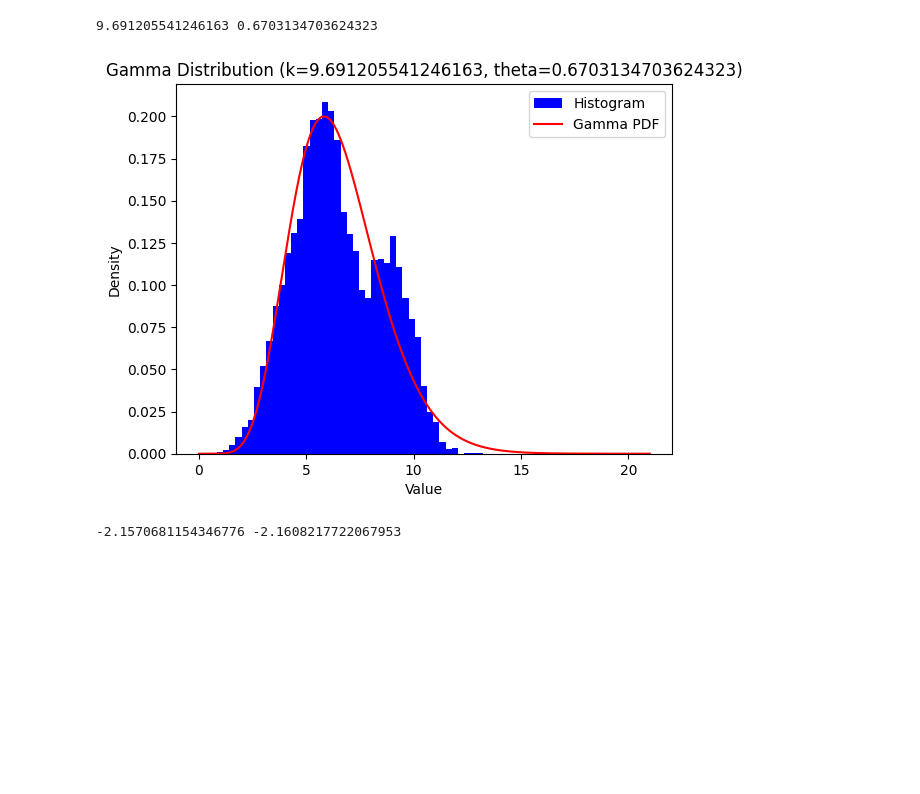
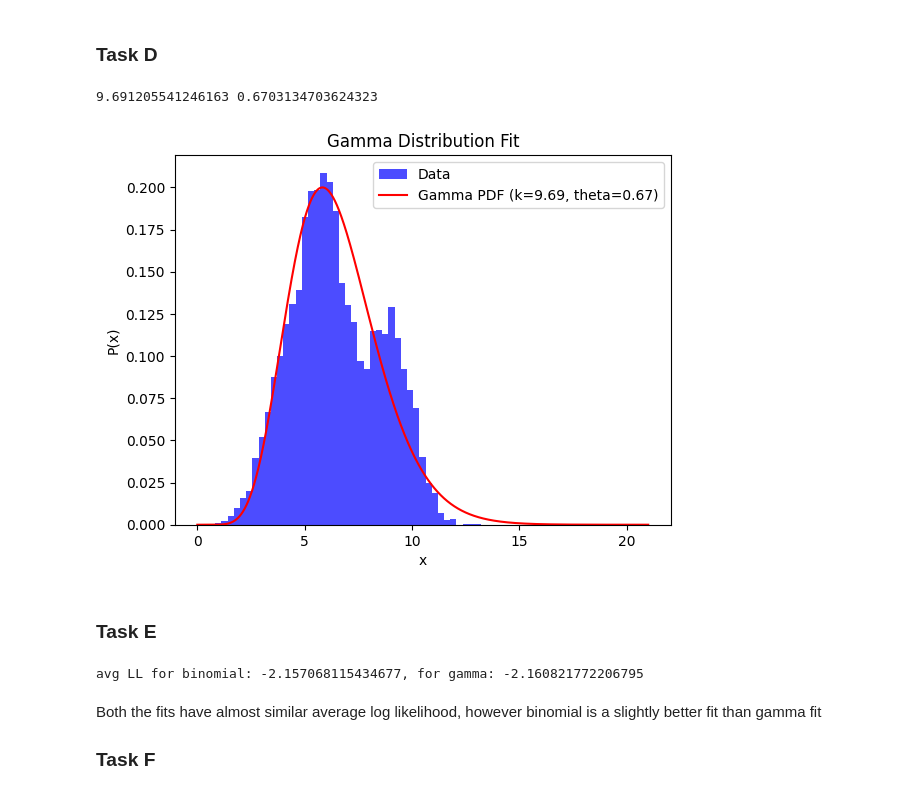
Before and after one commit to MalayKedia/CS215_assignments, a Jupyter notebook: Assignment2/Q3/3.ipynb, the cells around one changed output. Cells and saved outputs as stored; diff of their text form; code cells hidden in the pictures; blank space fills up the shorter version.

```diff
--- a/Assignment2/Q3/3.ipynb
+++ b/Assignment2/Q3/3.ipynb
@@ -54,18 +52,16 @@ print(n_sol,p_sol)
 # %%
-#After analysing both n=19 and n=20, n=20 is the best and most precise solution thus n*=20 and p*=p_sol
-n=20
-p=p_sol
-x = np.linspace(0, n+1, 100000)
-x=np.round(x)
-pmf = binom.pmf(x, n, p)
+n,p=20,p_bin
+
+x = np.linspace(0, n+1, n+2)
 
 # Plot histogram and PMF
-plt.hist(data, bins='auto', density=True, color='blue', label='Histogram')
+plt.hist(data, bins='auto', density=True, color='blue', label='Data', alpha=0.7)
 binom_pmf = binom.pmf(x, n, p)
-plt.plot(x, binom_pmf, 'r-', lw=2, label=f'Binomial fit (n={n}, p={p:.2f})')
+plt.plot(x, binom_pmf, 'r-', lw=2, label=f'Binomial (n={n}, p={p:.2f})')
 
 plt.xlabel('x')
 plt.ylabel('p(x)')
+plt.title('Binomial Distribution Fit')
 plt.legend(loc='upper right')
 plt.savefig("images/3c.png")
 plt.show()
@@ -74,34 +70,35 @@ plt.show()
-# %%
-#PART D
-#EQUATION1
-def eq1_gamma(k,theta):
-    return k*theta-moment1
-#EQUATION2
-def eq2_gamma(k,theta):
-    return k * (k+ 1) * theta**2 -moment2
-def both_equations_gamma(x):
-    k,theta=x
-    return [eq1_gamma(k,theta),eq2_gamma(k,theta)]
-initial_guess_gamma=[1,1]
-solution_gamma=fsolve(both_equations_gamma,initial_guess_gamma)
-k_sol=solution_gamma[0]
-theta_sol=solution_gamma[1]
-print(k_sol,theta_sol)
-# %% [output]
-9.691205541246163 0.6703134703624323
+# %% [markdown]
+### Task D
+# %%
+def eq_gamma(params):
+    k,theta=params
+    exp_moment1=k*theta
+    exp_moment2=k * (k+ 1) * theta**2
+
+    return [exp_moment1-moment1, exp_moment2-moment2]
+
+initial_guess_gamma=[1,1]
+
+k_gam, theta_gam=fsolve(eq_gamma,initial_guess_gamma)
+print(k_gam,theta_gam)
+# %% [output]
+9.691205541246163 0.6703134703624323
 # %%
-plt.hist(data, bins='auto', density=True, color='blue', label='Histogram')
 x = np.linspace(0, n+1, 10000)
-y = gamma.pdf(x, k_sol, scale=theta_sol)
-plt.plot(x, y, color='red', label='Gamma PDF')
-plt.xlabel('Value')
-plt.ylabel('Density')
-plt.title(f'Gamma Distribution (k={k_sol}, theta={theta_sol})')
-plt.legend()
+
+plt.hist(data, bins='auto', density=True, color='blue', label='Data', alpha=0.7)
+gamma_pdf = gamma.pdf(x, k_gam, scale=theta_gam)
+plt.plot(x, gamma_pdf, color='red', label=f"Gamma PDF (k={k_gam:.2f}, theta={theta_gam:.2f})")
+plt.xlabel('x')
+plt.ylabel('P(x)')
+plt.title('Gamma Distribution Fit')
+plt.legend(loc='upper right')
 plt.savefig("images/3d.png")
 plt.show()
 # %% [output]
-[figure, old version]
+[figure, new version]
+# %% [markdown]
+### Task E
 # %%
 def average_log_likelihood_binomial(data, n, p):
     data_modified = np.round(data)
@@ -115,8 +112,13 @@ def average_log_likelihood_gamma(data, k, theta):
     log_likelihoods = np.log(likelihoods)
     average_log_likelihood = np.mean(log_likelihoods)
     return average_log_likelihood
+
 avg_like_bin=average_log_likelihood_binomial(data,n,p)
-avg_like_gamma=average_log_likelihood_gamma(data,k_sol,theta_sol)
-print(avg_like_bin,avg_like_gamma)
+avg_like_gamma=average_log_likelihood_gamma(data,k_gam,theta_gam)
+print(f"avg LL for binomial: {avg_like_bin}, for gamma: {avg_like_gamma}")
 # %% [output]
--2.1570681154346776 -2.1608217722067953
+avg LL for binomial: -2.157068115434677, for gamma: -2.160821772206795
+# %% [markdown]
+Both the fits have almost similar average log likelihood, however binomial is a slightly better fit than gamma fit
+
+### Task F
```
Also changed, not shown: parts of 17 cells of this notebook, 9 other files.
